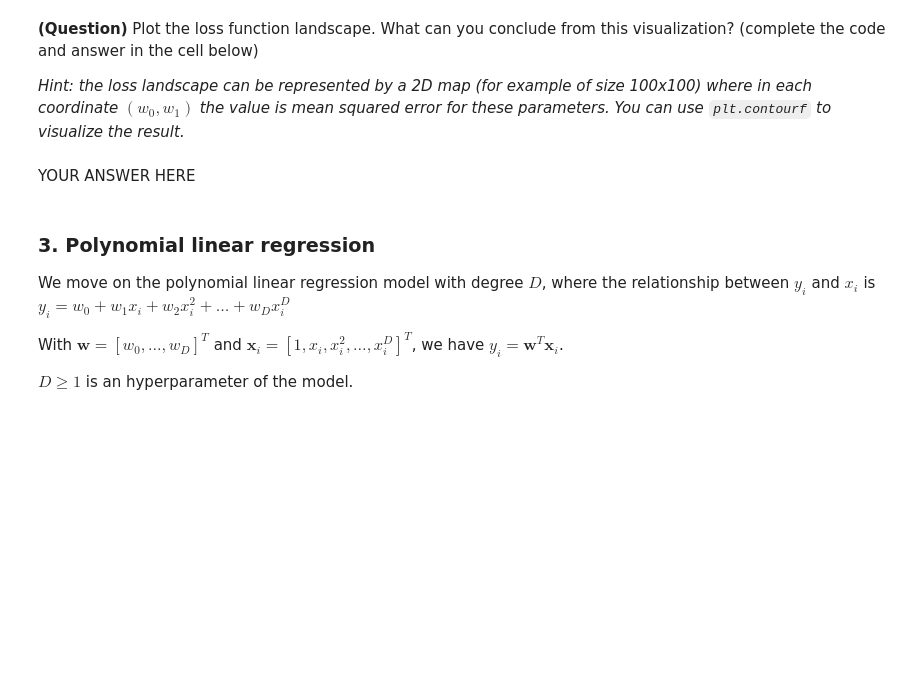
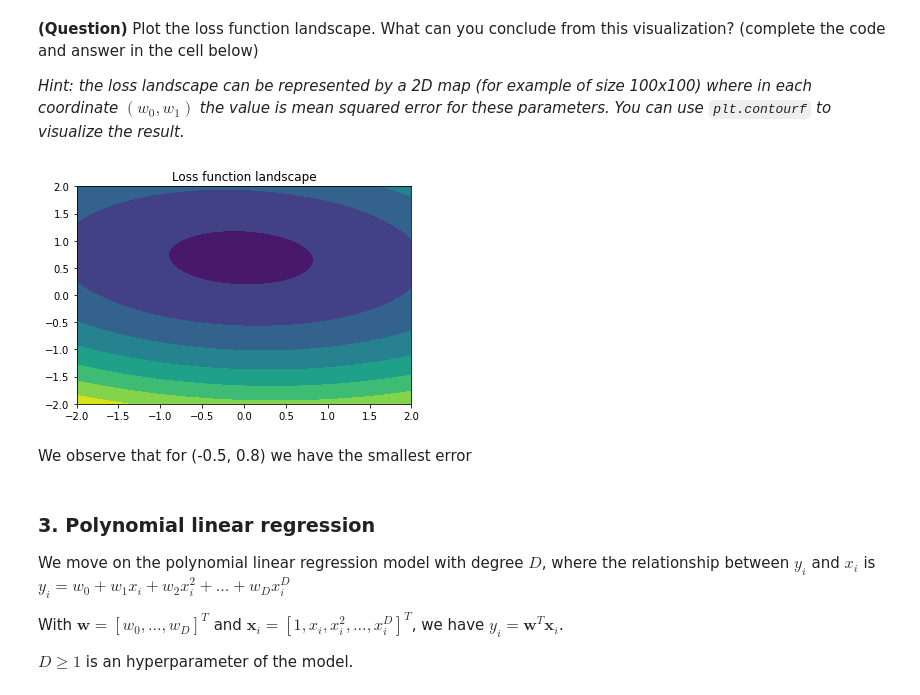
Before and after one commit to aytilfani/ml-3a, a Jupyter notebook: ml_tp1.ipynb, the cells around one changed output. Cells and saved outputs as stored; diff of their text form; code cells hidden in the pictures; blank space fills up the shorter version.

```diff
--- a/ml_tp1.ipynb
+++ b/ml_tp1.ipynb
@@ -83,16 +83,30 @@ We're underfitting here
 
 *Hint: the loss landscape can be represented by a 2D map (for example of size 100x100) where in each coordinate $(w_0, w_1)$ the value is mean squared error for these parameters. You can use `plt.contourf` to visualize the result.*
 # %%
-#w0 = np.linspace(-100, 100, num=N)
-#w1 = np.linspace(-100, 100, num=N)
-#W0, W1 = np.meshgrid(w0, w1)
-#def loss(a, b):
-#    w = np.array([a,b])
-#    y_pred = X_train_ones@w
-#    (1/N)*np.sum((np.transpose(y_pred-y_noisy))@(y_pred-y_noisy))
-#Z = loss(W0, W1)
+from matplotlib import ticker, cm
+
+def loss(a, b):
+    w = np.array([a,b])
+    y_pred = X_train_ones@w
+    return (1/N)*np.sum((np.transpose(y_pred-y_train))@(y_pred-y_train))
+
+w0 = np.linspace(-2, 2, num=N)
+w1 = np.linspace(-2, 2, num=N)
+W0, W1 = np.meshgrid(w0, w1)
+z = np.zeros(np.shape(W0))
+
+for i in range(np.shape(z)[0]):
+    for j in range(np.shape(z)[1]):
+        z[i][j] = loss(W0[i][j], W1[i][j])
+
+cs = plt.contourf(W0, W1, z)
+
+plt.title('Loss function landscape')
+plt.show()
+# %% [output]
+[figure, added]
 # %% [markdown]
-YOUR ANSWER HERE
+We observe that for (-0.5, 0.8) we have the smallest error
 # %% [markdown]
 ### 3. Polynomial linear regression
 
```
Also changed, not shown: parts of 10 cells of this notebook.
